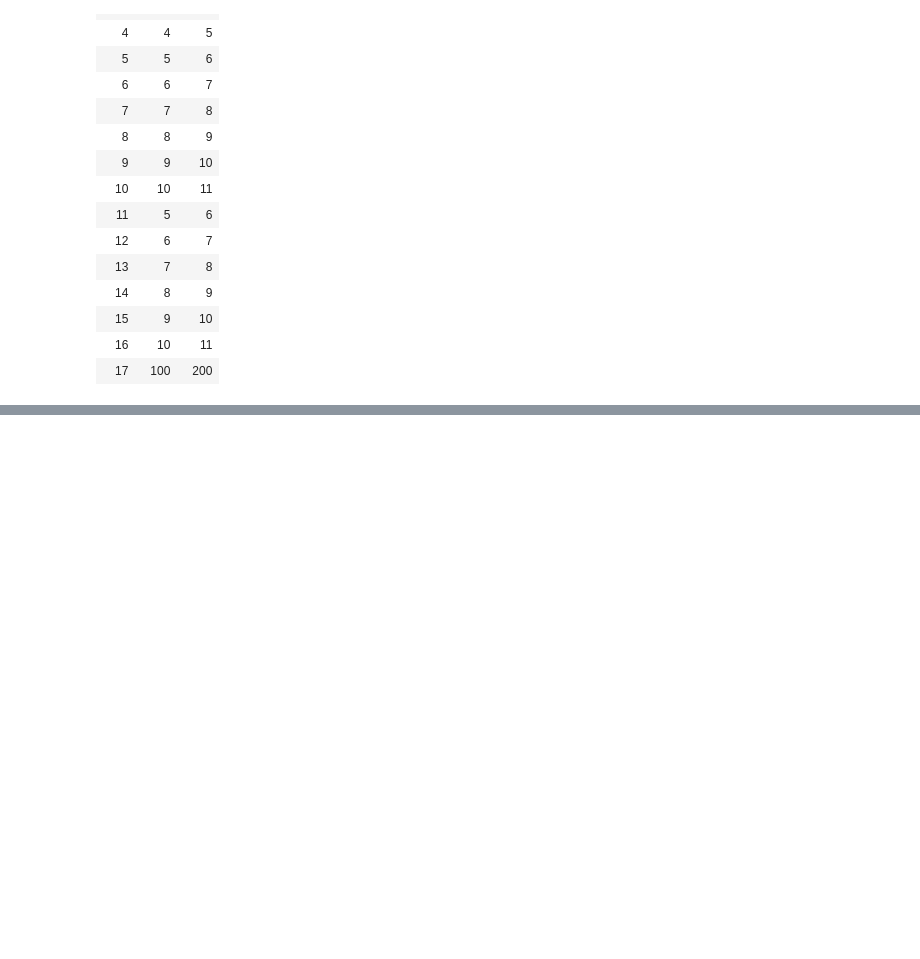
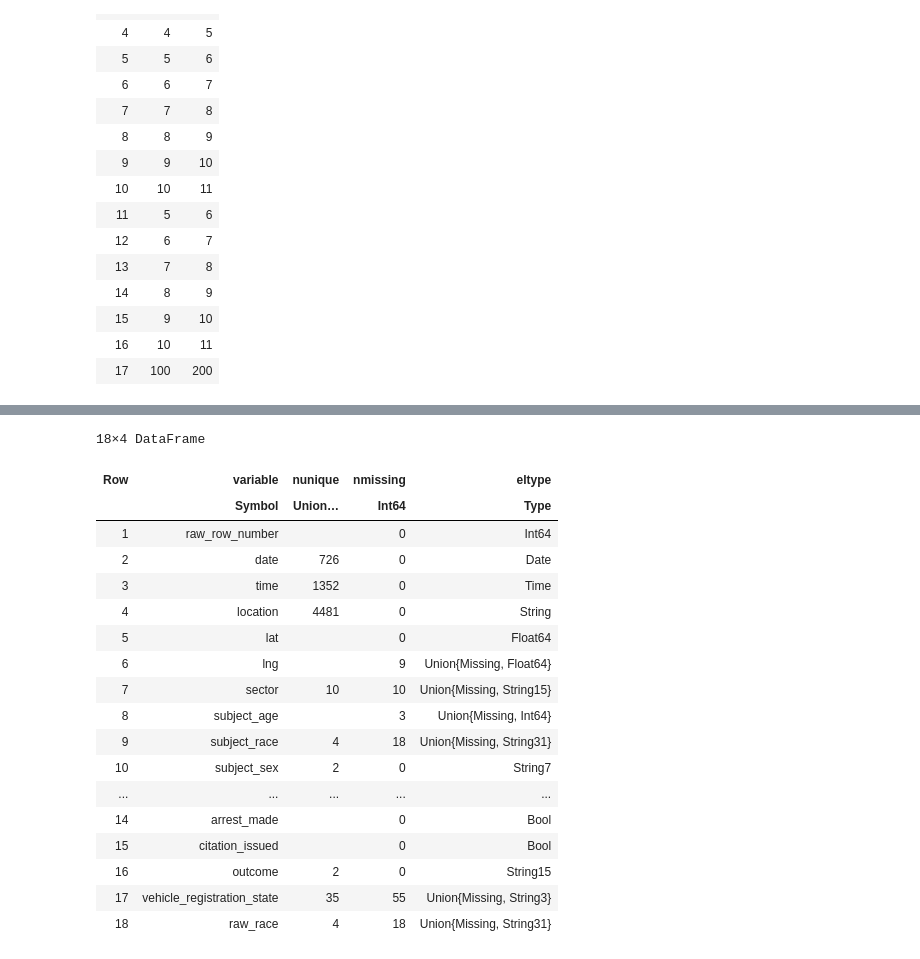
Before and after one commit to chlazaris/Julia_for_DS, a Jupyter notebook: Julia_for_DS.ipynb, the cells around one changed output, grey strips where cells are left out. Cells and saved outputs as stored; diff of their text form; code cells hidden in the pictures; blank space fills up the shorter version.

```diff
--- a/Julia_for_DS.ipynb
+++ b/Julia_for_DS.ipynb
@@ -1447,0 +1510,22 @@ push!(df3, (x = 100, y = 200))
+# %%
+describe(owensboro, :nunique, :nmissing, :eltype) # Give the number of unique values, the number of missing ones, and the element type
+# %% [output]
+18×4 DataFrame
+| Row | variable | nunique | nmissing | eltype |
+|  | Symbol | Union… | Int64 | Type |
+| 1 | raw_row_number |  | 0 | Int64 |
+| 2 | date | 726 | 0 | Date |
+| 3 | time | 1352 | 0 | Time |
+| 4 | location | 4481 | 0 | String |
+| 5 | lat |  | 0 | Float64 |
+| 6 | lng |  | 9 | Union{Missing, Float64} |
+| 7 | sector | 10 | 10 | Union{Missing, String15} |
+| 8 | subject_age |  | 3 | Union{Missing, Int64} |
+| 9 | subject_race | 4 | 18 | Union{Missing, String31} |
+| 10 | subject_sex | 2 | 0 | String7 |
+| ... | ... | ... | ... | ... |
+| 14 | arrest_made |  | 0 | Bool |
+| 15 | citation_issued |  | 0 | Bool |
+| 16 | outcome | 2 | 0 | String15 |
+| 17 | vehicle_registration_state | 35 | 55 | Union{Missing, String3} |
+| 18 | raw_race | 4 | 18 | Union{Missing, String31} |
```
Also changed, not shown: parts of 18 cells of this notebook.
